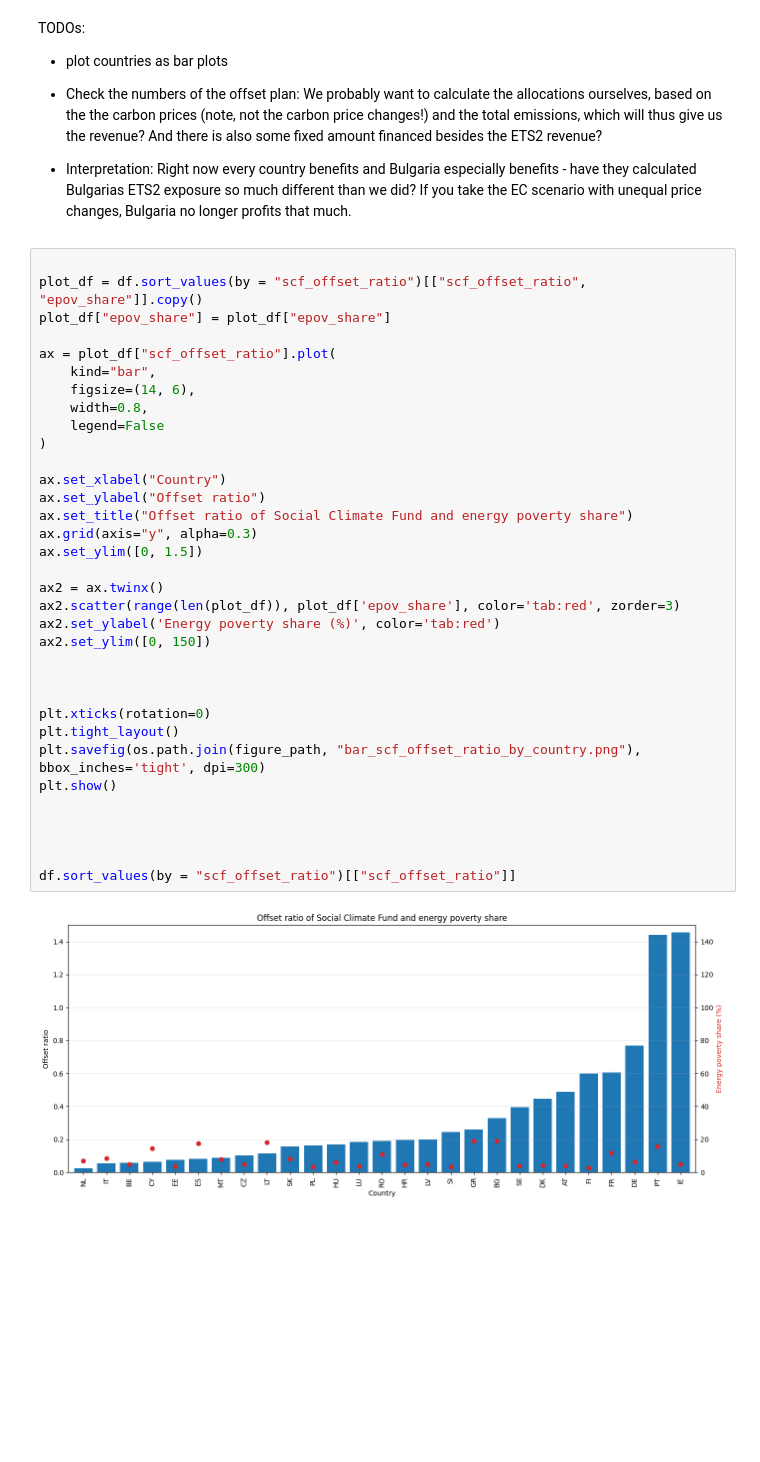
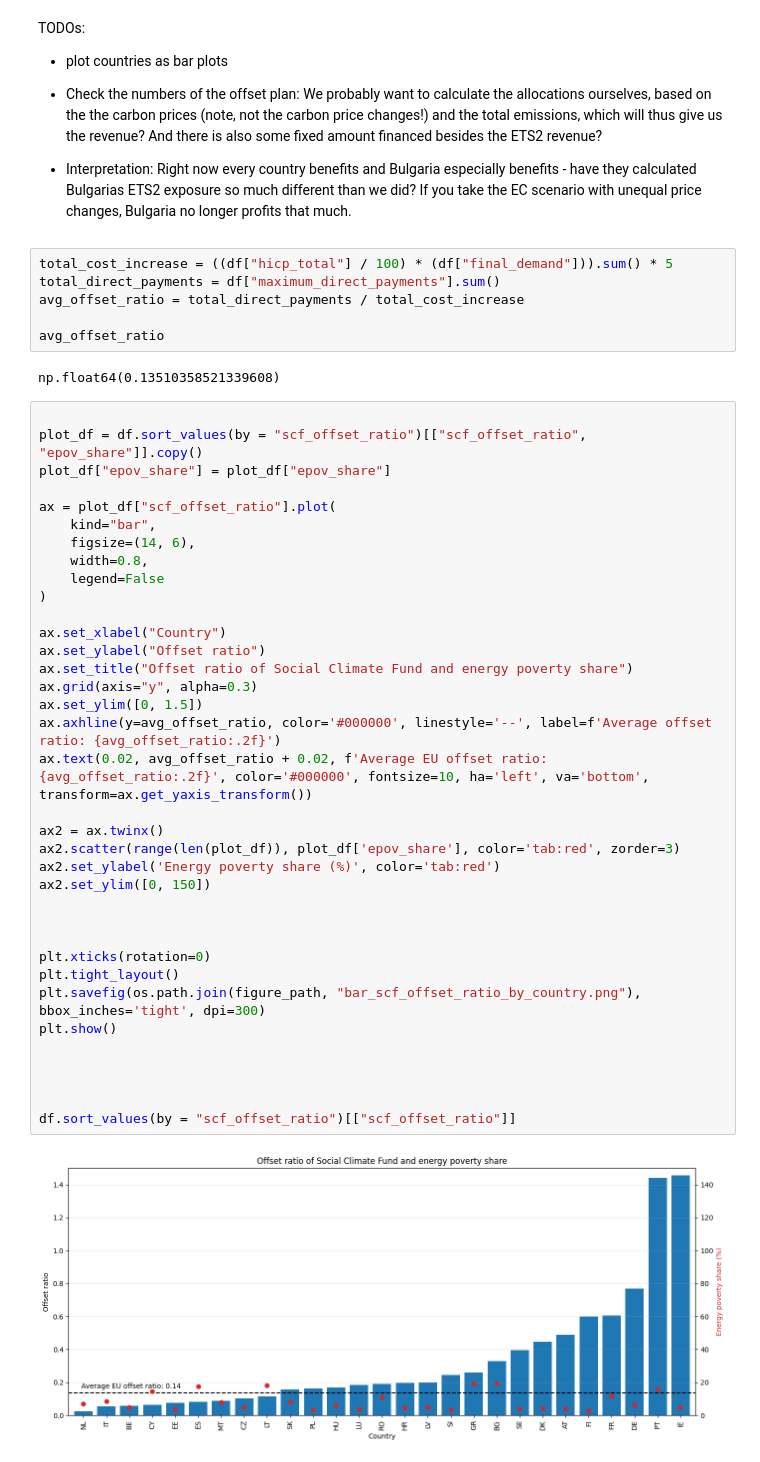
Before and after one commit to wirth-florian/eu-ets-inflation-impact, a Jupyter notebook: code/carbonflation_modelling.ipynb, the cells around one changed output. Drawn from its saved outputs; the diff is of its cells as text; blank space fills up the shorter version.

Commit message:
editing of Figures

```diff
--- a/code/carbonflation_modelling.ipynb
+++ b/code/carbonflation_modelling.ipynb
@@ -1325,6 +1345,14 @@ TODOs:
 - Check the numbers of the offset plan: We probably want to calculate the allocations ourselves, based on the the carbon prices (note, not the carbon price changes!) and the total emissions, which will thus give us the revenue? And there is also some fixed amount financed besides the ETS2 revenue?
 
 - Interpretation: Right now every country benefits and Bulgaria especially benefits - have they calculated Bulgarias ETS2 exposure so much different than we did? If you take the EC scenario with unequal price changes, Bulgaria no longer profits that much.
+# %%
+total_cost_increase = ((df["hicp_total"] / 100) * (df["final_demand"])).sum() * 5
+total_direct_payments = df["maximum_direct_payments"].sum()
+avg_offset_ratio = total_direct_payments / total_cost_increase
+
+avg_offset_ratio
+# %% [output]
+np.float64(0.13510358521339608)
 # %%
 
 plot_df = df.sort_values(by = "scf_offset_ratio")[["scf_offset_ratio", "epov_share"]].copy()
@@ -1333,34 +1361,36 @@ plot_df["epov_share"] = plot_df["epov_share"]
 ax = plot_df["scf_offset_ratio"].plot(
     kind="bar",
     figsize=(14, 6),
     width=0.8,
     legend=False
 )
 
 ax.set_xlabel("Country")
 ax.set_ylabel("Offset ratio")
 ax.set_title("Offset ratio of Social Climate Fund and energy poverty share")
 ax.grid(axis="y", alpha=0.3)
 ax.set_ylim([0, 1.5])
+ax.axhline(y=avg_offset_ratio, color='#000000', linestyle='--', label=f'Average offset ratio: {avg_offset_ratio:.2f}')
+ax.text(0.02, avg_offset_ratio + 0.02, f'Average EU offset ratio: {avg_offset_ratio:.2f}', color='#000000', fontsize=10, ha='left', va='bottom', transform=ax.get_yaxis_transform())
 
 ax2 = ax.twinx()
 ax2.scatter(range(len(plot_df)), plot_df['epov_share'], color='tab:red', zorder=3)
 ax2.set_ylabel('Energy poverty share (%)', color='tab:red')
 ax2.set_ylim([0, 150])
 
 
 
 plt.xticks(rotation=0)
 plt.tight_layout()
 plt.savefig(os.path.join(figure_path, "bar_scf_offset_ratio_by_country.png"), bbox_inches='tight', dpi=300)
 plt.show()
 
 
 
 
 df.sort_values(by = "scf_offset_ratio")[["scf_offset_ratio"]]
 # %% [output]
-[figure, old version]
+[figure, new version]
 |  | scf_offset_ratio |
 | geo |  |
 | NL | 0.024152 |
```
Also changed, not shown: parts of 2 cells of this notebook, 6 other files.
